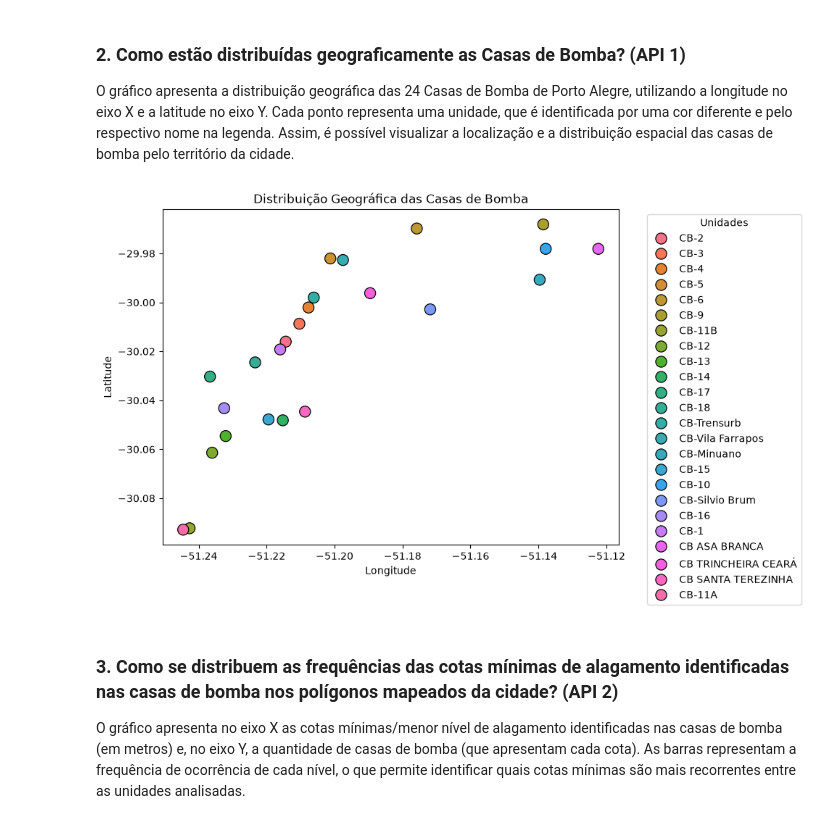
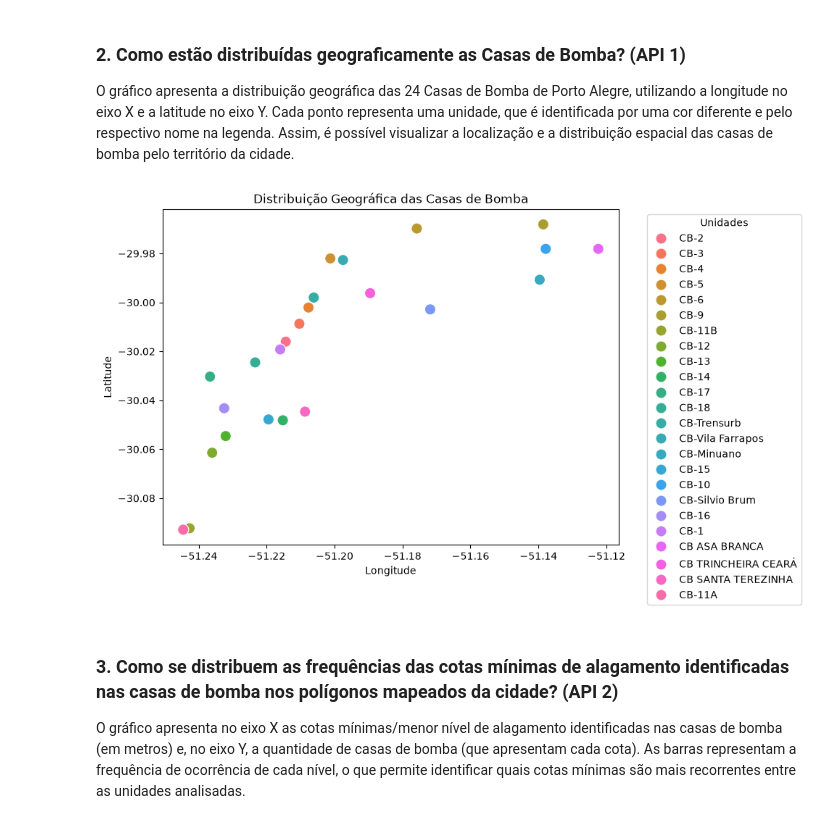
Before and after one commit to Amanda-Domeneghini/projeto-enchentes-TF, a Jupyter notebook: notebooks/notebook-eda.ipynb, the cells around one changed output. Saved outputs shown, nothing was run; the diff lists cells and outputs as text; code cells hidden in the pictures.

```diff
--- a/notebooks/notebook-eda.ipynb
+++ b/notebooks/notebook-eda.ipynb
@@ -96,34 +96,33 @@ O gráfico apresenta a distribuição geográfica das 24 Casas de Bomba de Porto
 # %%
 import json
 import pandas as pd
 import matplotlib.pyplot as plt
 import seaborn as sns
 
 with open("../dados/processados/pipeline_casas_limpas.json", encoding="utf-8") as f:
     dados = json.load(f)
 
 df_bombas = pd.DataFrame(dados)
 
 # Configura grafico de distribuicao geografica
 plt.figure(figsize=(10, 6))
 
 sns.scatterplot(
     data=df_bombas,
     x="longitude",
     y="latitude",
     hue="nome",
     s=120,
-    edgecolor="black"
 )
 
 plt.title("Distribuição Geográfica das Casas de Bomba")
 plt.xlabel("Longitude")
 plt.ylabel("Latitude")
 plt.legend(bbox_to_anchor=(1.05, 1), loc="upper left", title="Unidades")
 plt.tight_layout()
 plt.show()
 # %% [output]
-[figure, old version]
+[figure, new version]
 # %% [markdown]
 ### 3. Como se distribuem as frequências das cotas mínimas de alagamento identificadas nas casas de bomba nos polígonos mapeados da cidade? (API 2)
 O gráfico apresenta no eixo X as cotas mínimas/menor nível de alagamento identificadas nas casas de bomba (em metros) e, no eixo Y, a quantidade de casas de bomba (que apresentam cada cota). As barras representam a frequência de ocorrência de cada nível, o que permite identificar quais cotas mínimas são mais recorrentes entre as unidades analisadas.
```
Also changed, not shown: parts of 5 cells of this notebook.
